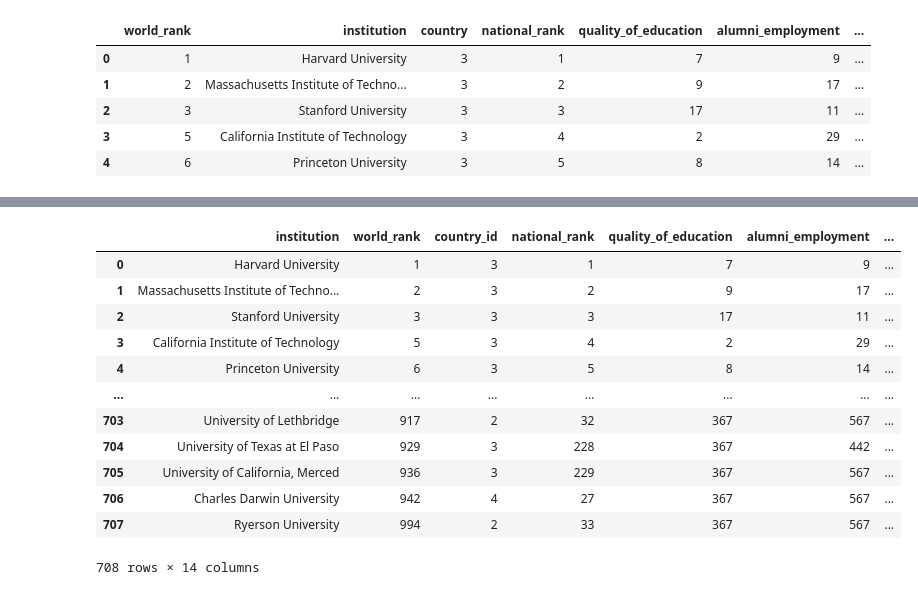
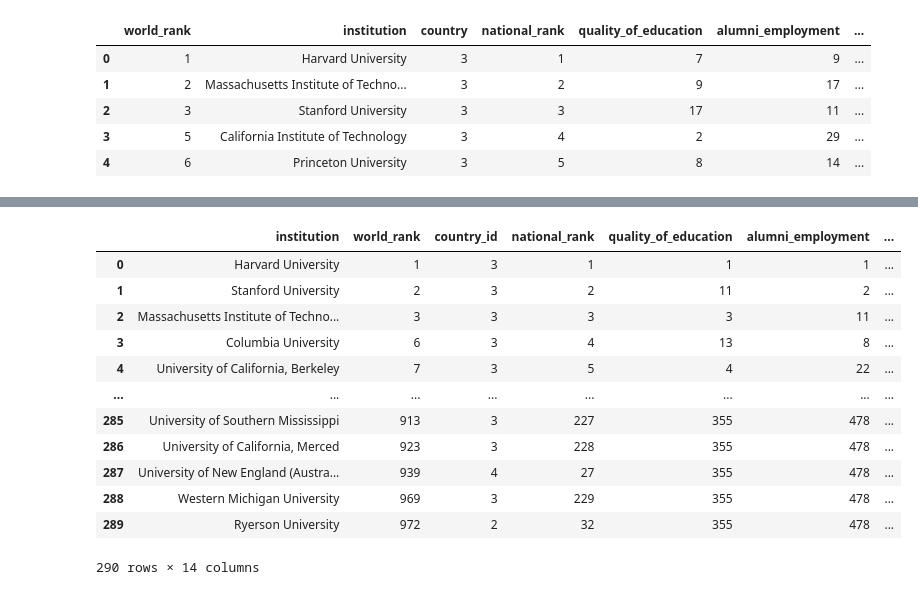
Before and after one commit to angmay/DataJobMarket, a Jupyter notebook: Transformation Subfiles/data_transformation.ipynb, the cells around one changed output, grey strips where cells are left out. Drawn from its saved outputs; the diff is of its cells as text; code cells hidden in the pictures.

Commit message:
Uploaded latest notebooks/csvs.

```diff
--- a/Transformation Subfiles/data_transformation.ipynb
+++ b/Transformation Subfiles/data_transformation.ipynb
@@ -396,5 +397,6 @@ df_uni_new.head()
 # %%
 # Keeping only the latest data (year 2014)
 latest_df = df_uni_new.loc[df_uni_new["year"]==2014]
-latest_df.columns
+latest_df.reset_index(drop=True, inplace=True)
+latest_df
 # %% [output]
@@ -406,30 +416,30 @@ Index(['world_rank', 'institution', 'country', 'national_rank',
 # %%
 #formatting column names
 
-df_uni_new.columns = ['world_rank', 'institution', 'country_id', 'national_rank',
+latest_df.columns = ['world_rank', 'institution', 'country_id', 'national_rank',
        'quality_of_education', 'alumni_employment', 'quality_of_faculty',
        'publications', 'influence', 'citations', 'broad_impact', 'patents',
        'score', 'year']
 
-df_uni_new = df_uni_new[['institution', 'world_rank', 'country_id', 'national_rank',
+uni_export_df = latest_df[['institution', 'world_rank', 'country_id', 'national_rank',
        'quality_of_education', 'alumni_employment', 'quality_of_faculty',
        'publications', 'influence', 'citations', 'broad_impact', 'patents',
        'score', 'year']]
 
 
-df_uni_new
+uni_export_df
 # %% [output]
 |  | institution | world_rank | country_id | national_rank | quality_of_education | alumni_employment | ... |
-| 0 | Harvard University | 1 | 3 | 1 | 7 | 9 | ... |
-| 1 | Massachusetts Institute of Techno... | 2 | 3 | 2 | 9 | 17 | ... |
-| 2 | Stanford University | 3 | 3 | 3 | 17 | 11 | ... |
-| 3 | California Institute of Technology | 5 | 3 | 4 | 2 | 29 | ... |
-| 4 | Princeton University | 6 | 3 | 5 | 8 | 14 | ... |
+| 0 | Harvard University | 1 | 3 | 1 | 1 | 1 | ... |
+| 1 | Stanford University | 2 | 3 | 2 | 11 | 2 | ... |
+| 2 | Massachusetts Institute of Techno... | 3 | 3 | 3 | 3 | 11 | ... |
+| 3 | Columbia University | 6 | 3 | 4 | 13 | 8 | ... |
+| 4 | University of California, Berkeley | 7 | 3 | 5 | 4 | 22 | ... |
 | ... | ... | ... | ... | ... | ... | ... | ... |
-| 703 | University of Lethbridge | 917 | 2 | 32 | 367 | 567 | ... |
-| 704 | University of Texas at El Paso | 929 | 3 | 228 | 367 | 442 | ... |
-| 705 | University of California, Merced | 936 | 3 | 229 | 367 | 567 | ... |
-| 706 | Charles Darwin University | 942 | 4 | 27 | 367 | 567 | ... |
-| 707 | Ryerson University | 994 | 2 | 33 | 367 | 567 | ... |
+| 285 | University of Southern Mississippi | 913 | 3 | 227 | 355 | 478 | ... |
+| 286 | University of California, Merced | 923 | 3 | 228 | 355 | 478 | ... |
+| 287 | University of New England (Austra... | 939 | 4 | 27 | 355 | 478 | ... |
+| 288 | Western Michigan University | 969 | 3 | 229 | 355 | 478 | ... |
+| 289 | Ryerson University | 972 | 2 | 32 | 355 | 478 | ... |
-708 rows × 14 columns
+290 rows × 14 columns
 # %%
```
Also changed, not shown: parts of 7 cells of this notebook, 5 other files.
